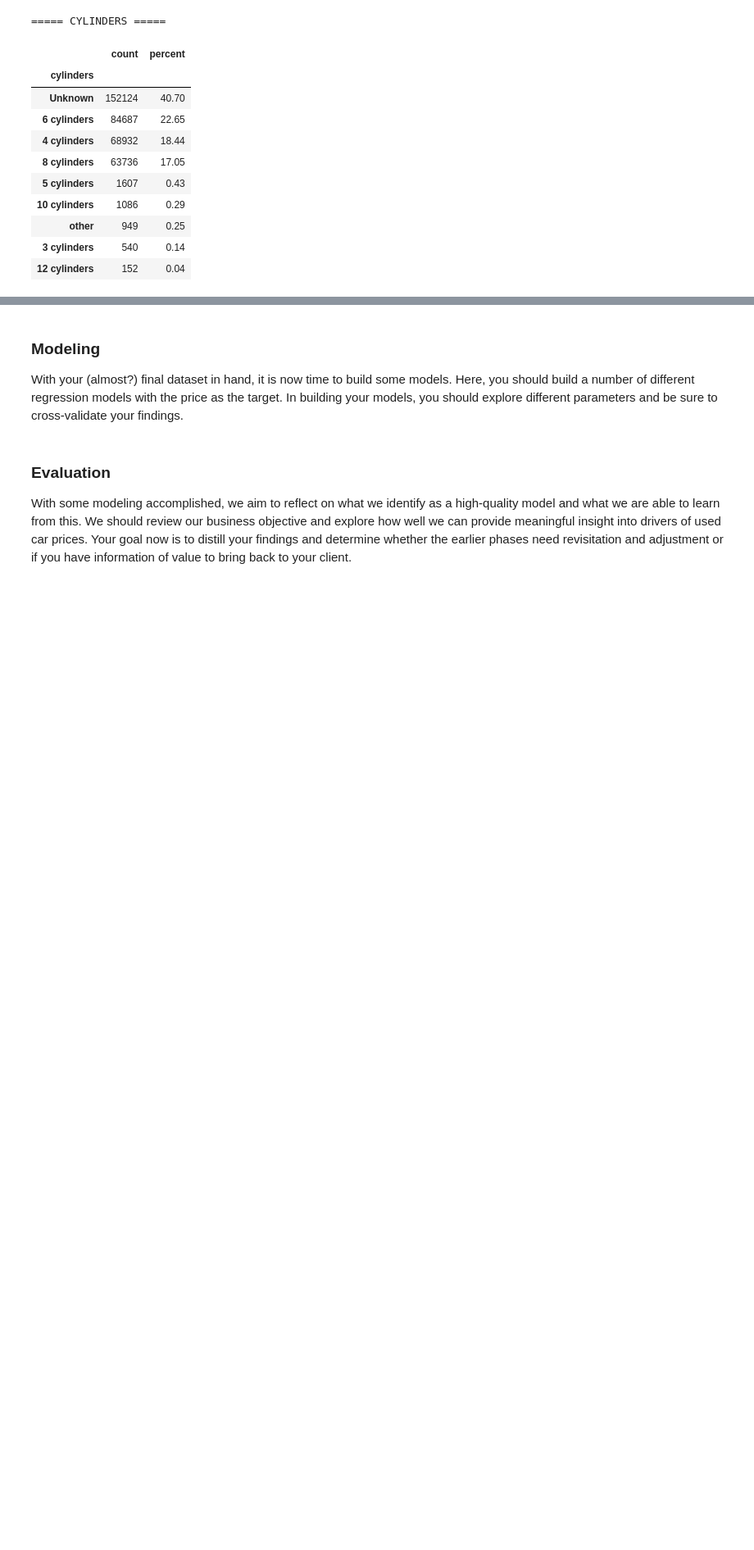
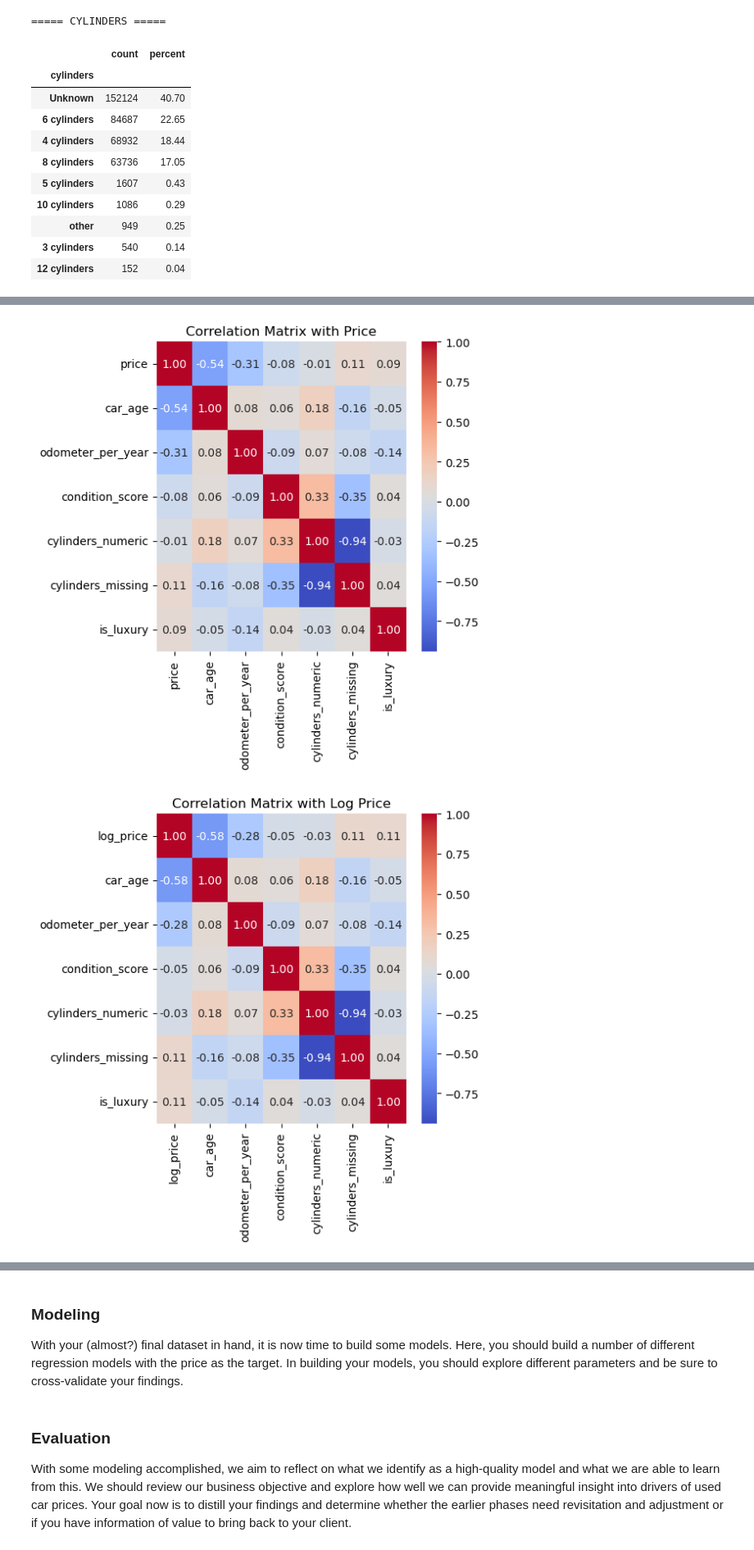
Before and after one commit to RT-Prog/ML_Learn_1, a Jupyter notebook: CarSalesPredictor/prompt_II.ipynb, the cells around one changed output, grey strips where cells are left out. Shown at 82% size. Cells and saved outputs as stored; diff of their text form; code cells hidden in the pictures; blank space fills up the shorter version.

```diff
--- a/CarSalesPredictor/prompt_II.ipynb
+++ b/CarSalesPredictor/prompt_II.ipynb
@@ -468,0 +621,51 @@ display(
+# %%
+# Heatmap of Correlation Matrix with Raw Price
+
+analysis_cols = [
+    "price",
+    "car_age",
+    "odometer_per_year",
+    "condition_score",
+    "cylinders_numeric",
+    "cylinders_missing",
+    "is_luxury"
+]
+
+plt.figure(figsize=(5, 5))
+
+sns.heatmap(
+    cars[analysis_cols].corr(),
+    annot=True,
+    cmap="coolwarm",
+    fmt=".2f"
+)
+
+plt.title("Correlation Matrix with Price")
+plt.show()
+
+# Heatmap of Correlation Matrix with LOG of Price
+
+analysis_cols_log = [
+    "log_price",
+    "car_age",
+    "odometer_per_year",
+    "condition_score",
+    "cylinders_numeric",
+    "cylinders_missing",
+    "is_luxury"
+]
+
+plt.figure(figsize=(5, 5))
+
+sns.heatmap(
+    cars[analysis_cols_log].corr(),
+    annot=True,
+    cmap="coolwarm",
+    fmt=".2f"
+)
+
+plt.title("Correlation Matrix with Log Price")
+plt.show()
+# %% [output]
+[figure, added]
+[figure, added]
```
Also changed, not shown: parts of 9 cells of this notebook.
